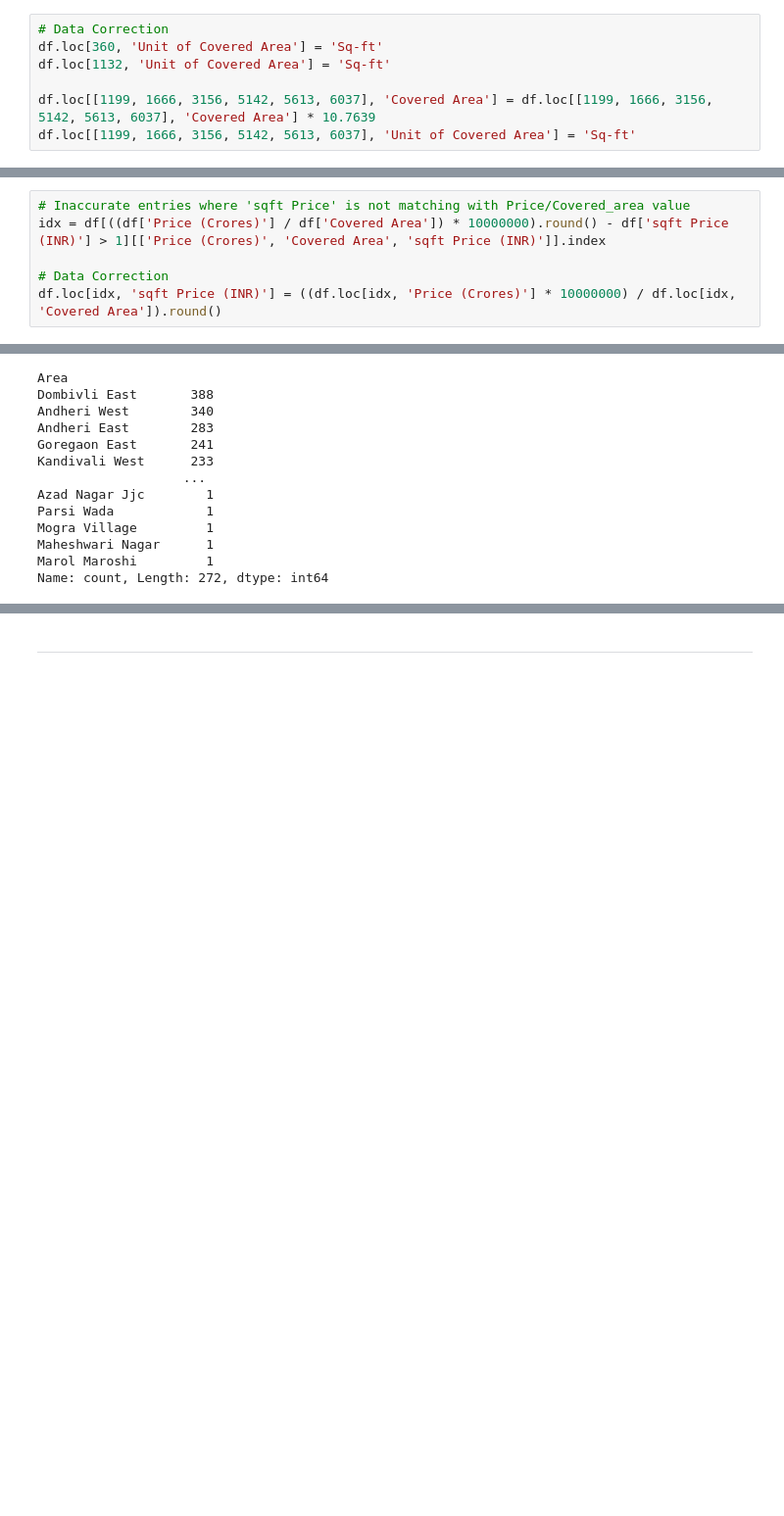
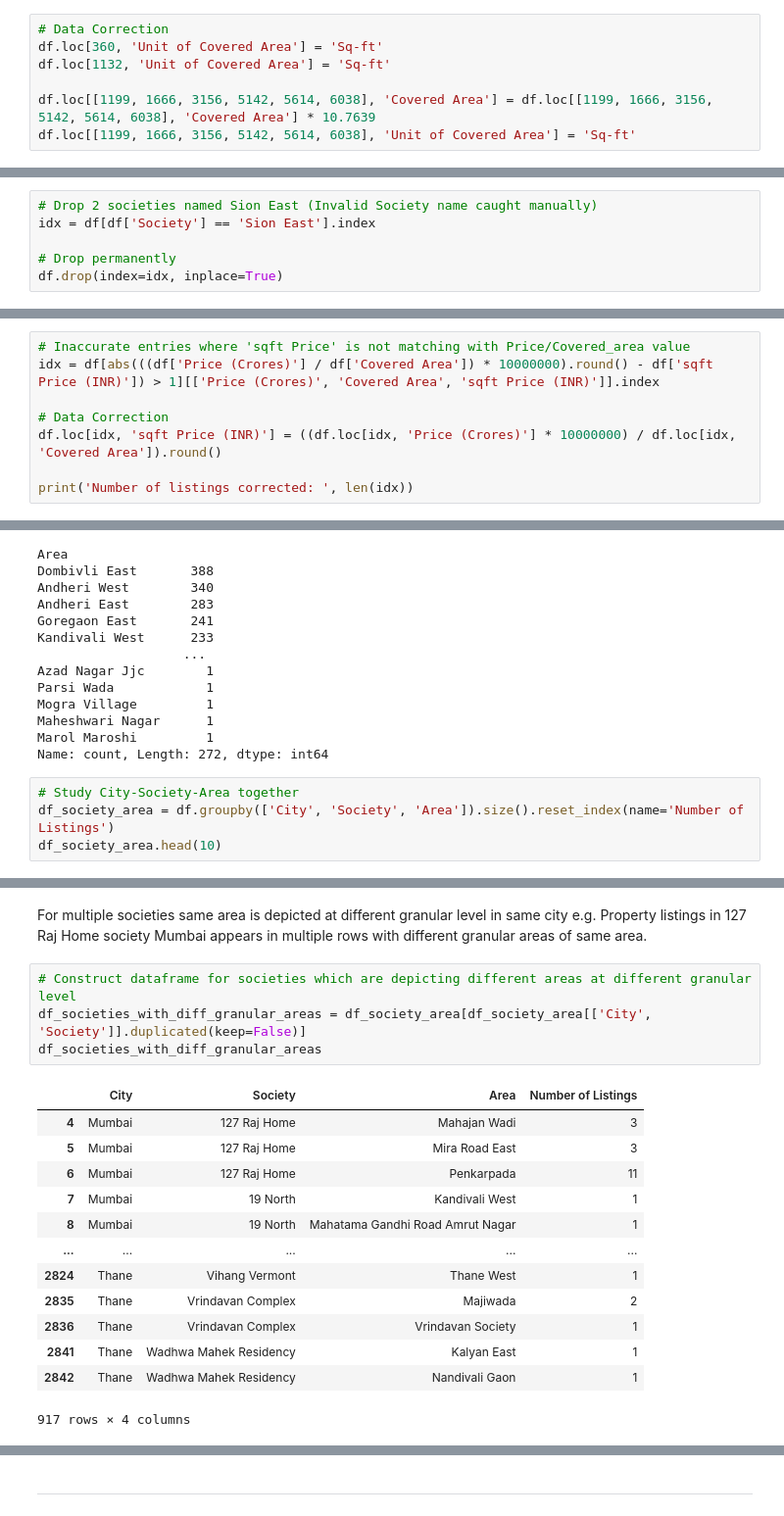
Before and after one commit to shubh-ds/project, a Jupyter notebook: Backend/2- Data_Assesment_and_Cleaning.ipynb, the cells around one changed output, grey strips where cells are left out. Shown: that part at 98% size. Cells and saved outputs as stored; diff of their text form; blank space fills up the shorter version.

```diff
--- a/Backend/2- Data_Assesment_and_Cleaning.ipynb
+++ b/Backend/2- Data_Assesment_and_Cleaning.ipynb
@@ -489,5 +498,5 @@ df[(df['Unit of Covered Area'] == 'Sq-m') | (df['Unit of Covered Area'] == 'Bigh
 df.loc[360, 'Unit of Covered Area'] = 'Sq-ft'
 df.loc[1132, 'Unit of Covered Area'] = 'Sq-ft'
 
-df.loc[[1199, 1666, 3156, 5142, 5613, 6037], 'Covered Area'] = df.loc[[1199, 1666, 3156, 5142, 5613, 6037], 'Covered Area'] * 10.7639
-df.loc[[1199, 1666, 3156, 5142, 5613, 6037], 'Unit of Covered Area'] = 'Sq-ft'
+df.loc[[1199, 1666, 3156, 5142, 5614, 6038], 'Covered Area'] = df.loc[[1199, 1666, 3156, 5142, 5614, 6038], 'Covered Area'] * 10.7639
+df.loc[[1199, 1666, 3156, 5142, 5614, 6038], 'Unit of Covered Area'] = 'Sq-ft'
@@ -523,3 +537,9 @@ Name: count, Length: 2334, dtype: int64
 df['Society'].isna().sum()
 # %% [output]
 np.int64(0)
+# %%
+# Drop 2 societies named Sion East (Invalid Society name caught manually)
+idx = df[df['Society'] == 'Sion East'].index
+
+# Drop permanently
+df.drop(index=idx, inplace=True)
@@ -532,7 +557,9 @@ np.int64(0)
 df.rename(columns={'sqft Price': 'sqft Price (INR)'}, inplace=True)
 # %%
 # Inaccurate entries where 'sqft Price' is not matching with Price/Covered_area value
-idx = df[((df['Price (Crores)'] / df['Covered Area']) * 10000000).round() - df['sqft Price (INR)'] > 1][['Price (Crores)', 'Covered Area', 'sqft Price (INR)']].index
+idx = df[abs(((df['Price (Crores)'] / df['Covered Area']) * 10000000).round() - df['sqft Price (INR)']) > 1][['Price (Crores)', 'Covered Area', 'sqft Price (INR)']].index
 
 # Data Correction
 df.loc[idx, 'sqft Price (INR)'] = ((df.loc[idx, 'Price (Crores)'] * 10000000) / df.loc[idx, 'Covered Area']).round()
+
+print('Number of listings corrected: ', len(idx))
@@ -644,3 +683,7 @@ Mogra Village         1
 Maheshwari Nagar      1
 Marol Maroshi         1
 Name: count, Length: 272, dtype: int64
+# %%
+# Study City-Society-Area together
+df_society_area = df.groupby(['City', 'Society', 'Area']).size().reset_index(name='Number of Listings')
+df_society_area.head(10)
@@ -646,0 +702,20 @@ Name: count, Length: 272, dtype: int64
+# %% [markdown]
+For multiple societies same area is depicted at different granular level in same city e.g. Property listings in 127 Raj Home society Mumbai appears in multiple rows with different granular areas of same area.
+# %%
+# Construct dataframe for societies which are depicting different areas at different granular level
+df_societies_with_diff_granular_areas = df_society_area[df_society_area[['City', 'Society']].duplicated(keep=False)]
+df_societies_with_diff_granular_areas
+# %% [output]
+|  | City | Society | Area | Number of Listings |
+| 4 | Mumbai | 127 Raj Home | Mahajan Wadi | 3 |
+| 5 | Mumbai | 127 Raj Home | Mira Road East | 3 |
+| 6 | Mumbai | 127 Raj Home | Penkarpada | 11 |
+| 7 | Mumbai | 19 North | Kandivali West | 1 |
+| 8 | Mumbai | 19 North | Mahatama Gandhi Road Amrut Nagar | 1 |
+| ... | ... | ... | ... | ... |
+| 2824 | Thane | Vihang Vermont | Thane West | 1 |
+| 2835 | Thane | Vrindavan Complex | Majiwada | 2 |
+| 2836 | Thane | Vrindavan Complex | Vrindavan Society | 1 |
+| 2841 | Thane | Wadhwa Mahek Residency | Kalyan East | 1 |
+| 2842 | Thane | Wadhwa Mahek Residency | Nandivali Gaon | 1 |
+917 rows × 4 columns
```
Also changed, not shown: parts of 96 cells of this notebook, 11 other files.
